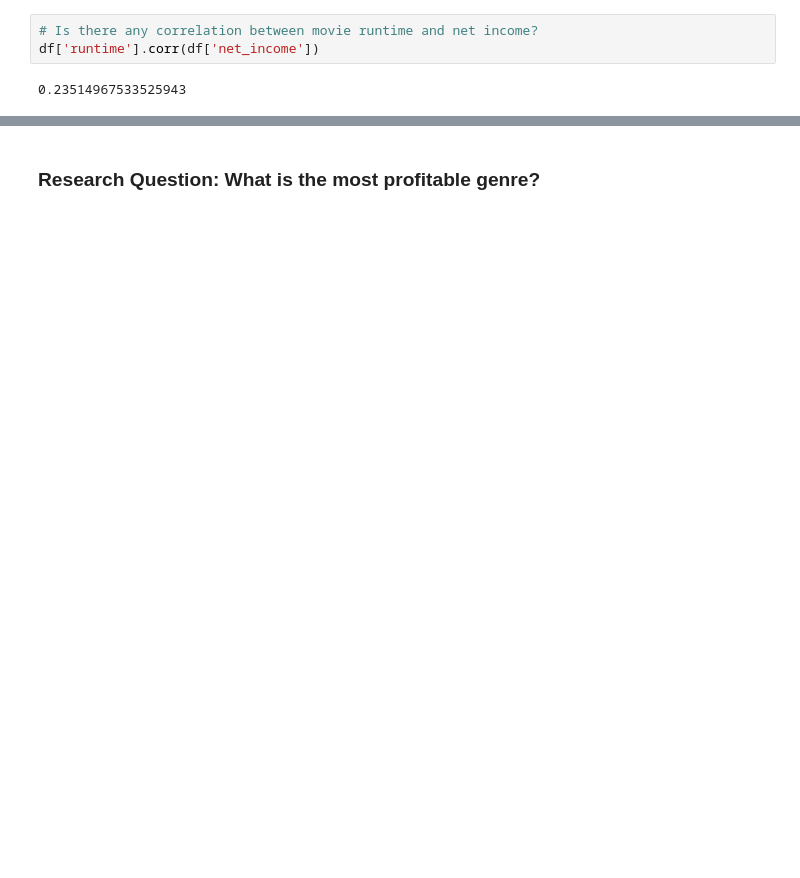
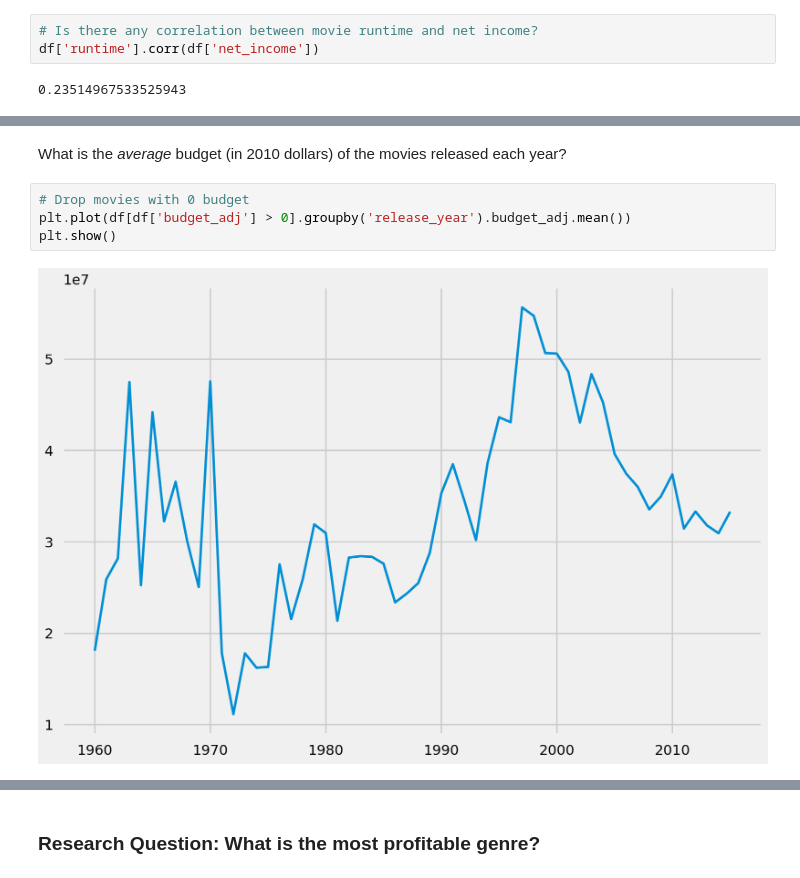
Before and after one commit to kennethn/data-analyst-nanodegree, a Jupyter notebook: 2_Investigate_A_Dataset/2_Investigate_A_Dataset.ipynb, the cells around one changed output, grey strips where cells are left out. Cells and saved outputs as stored; diff of their text form; blank space fills up the shorter version.

Commit message:
Looking at blockbuster budgets

```diff
--- a/2_Investigate_A_Dataset/2_Investigate_A_Dataset.ipynb
+++ b/2_Investigate_A_Dataset/2_Investigate_A_Dataset.ipynb
@@ -344,0 +348,8 @@ df['runtime'].corr(df['net_income'])
+# %% [markdown]
+What is the *average* budget (in 2010 dollars) of the movies released each year?
+# %%
+# Drop movies with 0 budget
+plt.plot(df[df['budget_adj'] > 0].groupby('release_year').budget_adj.mean())
+plt.show()
+# %% [output]
+[figure, added]
```
Also changed, not shown: parts of 19 cells of this notebook.
